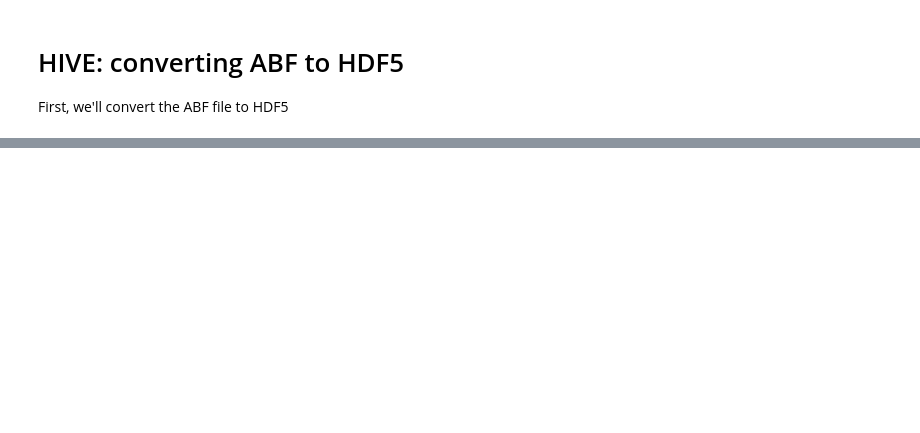
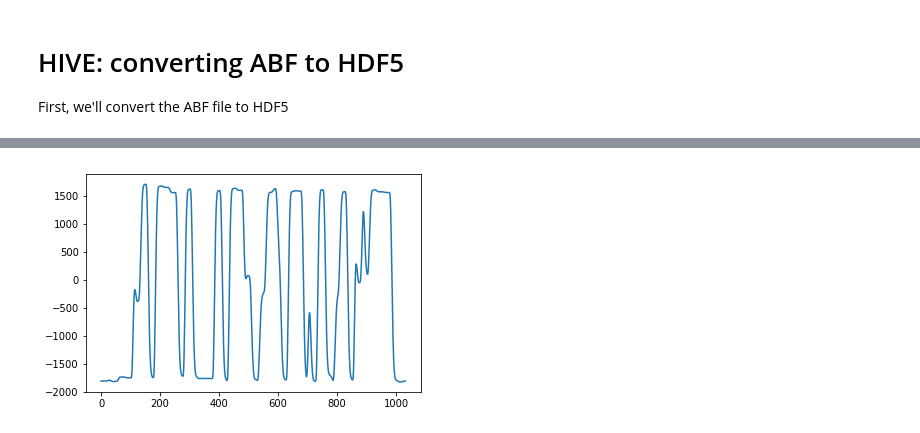
Before and after one commit to jas0nwhite/hive-util-python, a Jupyter notebook: src/abf-conversion.ipynb, the cells around one changed output, grey strips where cells are left out. Drawn from its saved outputs; the diff is of its cells as text; code cells hidden in the pictures; blank space fills up the shorter version.

```diff
--- a/src/abf-conversion.ipynb
+++ b/src/abf-conversion.ipynb
@@ -33,0 +64,4 @@ with h5py.File()
+# %%
+import pyabf
+
+abf = pyabf.ABF(input_file)
@@ -33,0 +106,18 @@ with h5py.File()
+# %%
+channels_to_convert = [0, 1]
+
+data = np.zeros(shape = (
+    sweep_samples,
+    len(channels_to_convert),
+    sweep_count))
+
+for ix, c in enumerate(channels_to_convert):
+    data[:, ix, :] = abf.data[c].reshape(
+        sweep_count,
+        sweep_samples).T
+# %%
+import matplotlib.pyplot as plt
+
+_ = plt.plot(data[:, 0, 5000])
+# %% [output]
+[figure, added]
```
Also changed, not shown: parts of 8 cells of this notebook, 1 other file.
